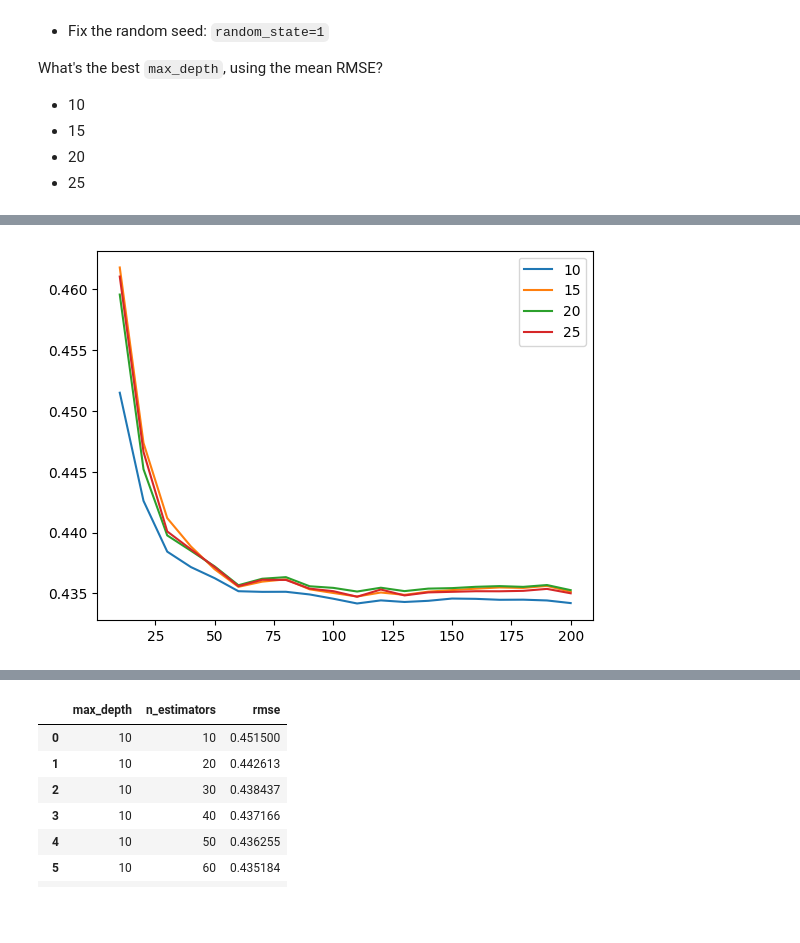
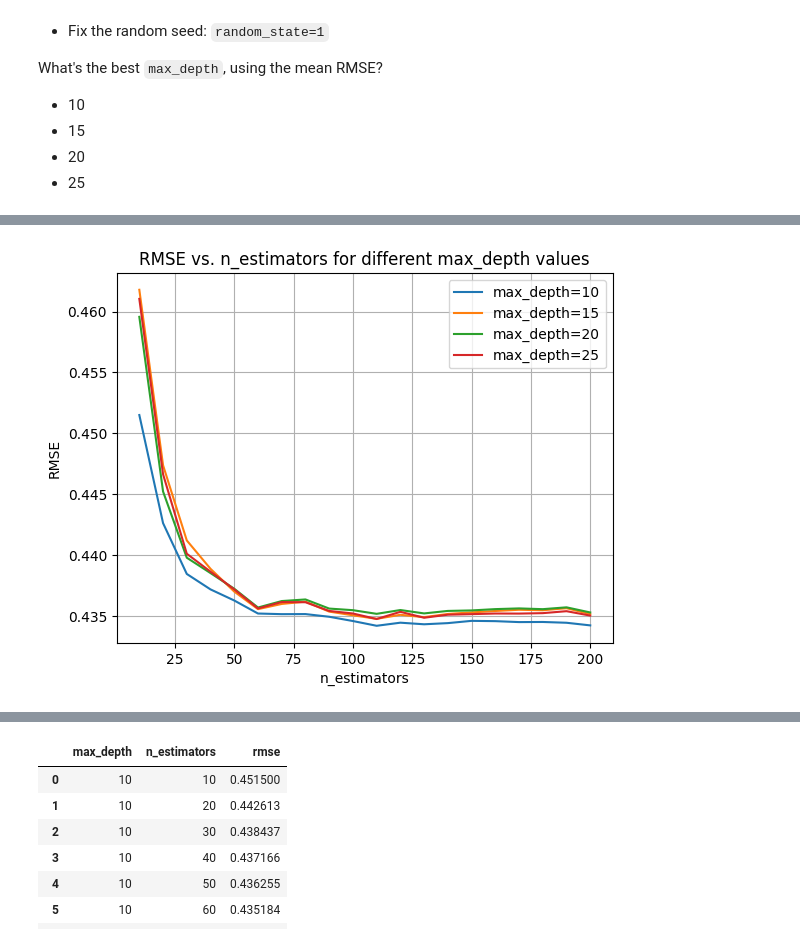
Before and after one commit to Jaguar838/ml-zoomcamp, a Jupyter notebook: HW/hw_06.ipynb, the cells around one changed output, grey strips where cells are left out. Drawn from its saved outputs; the diff is of its cells as text; code cells hidden in the pictures; blank space fills up the shorter version.

```diff
--- a/HW/hw_06.ipynb
+++ b/HW/hw_06.ipynb
@@ -308,9 +388,15 @@ max_depth=25, mean_rmse=40.979118
 # %%
-for d in [10, 15, 20, 25]:
+import matplotlib.pyplot as plt
+
+for d in df_scores['max_depth'].unique():
     df_subset = df_scores[df_scores.max_depth == d]
-    plt.plot(df_subset.n_estimators, df_subset.rmse, label=d)
+    plt.plot(df_subset.n_estimators, df_subset.rmse, label=f'max_depth={d}')
 
+plt.xlabel('n_estimators')
+plt.ylabel('RMSE')
+plt.title('RMSE vs. n_estimators for different max_depth values')
 plt.legend()
+plt.grid(True)
 plt.show()
 # %% [output]
-[figure, old version]
+[figure, new version]
```
Also changed, not shown: parts of 7 cells of this notebook.
